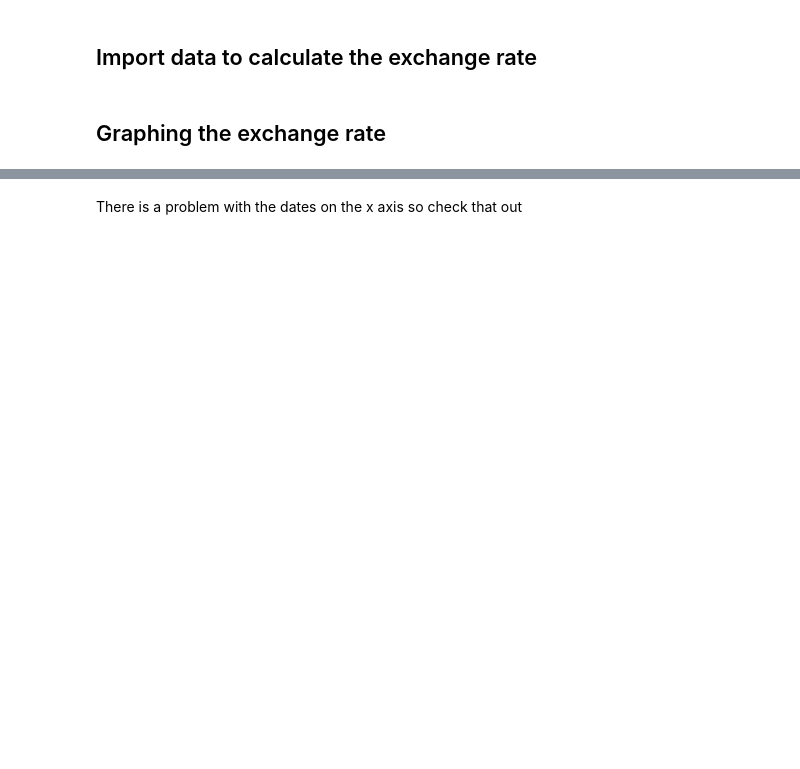
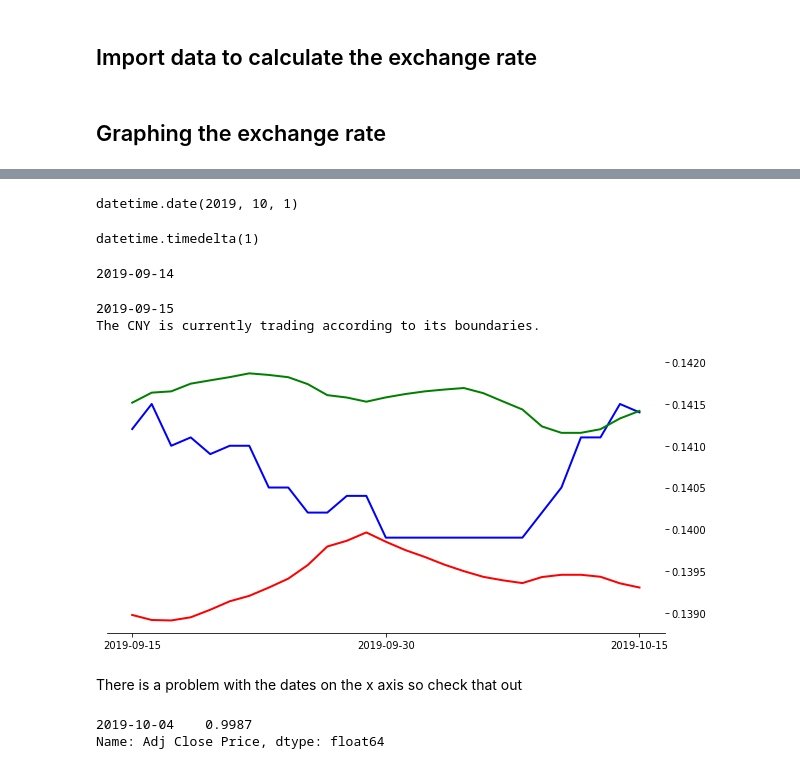
Before and after one commit to fromdatavistodatascience/venmo, a Jupyter notebook: currency_analysis.ipynb, the cells around one changed output, grey strips where cells are left out. Saved outputs shown, nothing was run; the diff lists cells and outputs as text; code cells hidden in the pictures; blank space fills up the shorter version.

Commit message:
Testing graph dates functionality

```diff
--- a/currency_analysis.ipynb
+++ b/currency_analysis.ipynb
@@ -24,4 +28,4 @@ keys = fn.get_keys("/Users/jjherranzsarrion/.secret/alphaadvantage.json")
 api_key = keys['api_key']
 # %%
 # Get the fx rate from Alpha Advantage
-response_json = fn.get_fx_rates(url, exchange_currency, desired_currency)
+response_json = fn.get_fx_rates(api_key, exchange_currency, desired_currency)
@@ -35,4 +42,16 @@ response_df = fn.get_adjusted_rate(response_json)
 response_bb_df = fn.get_bollinger_bands(response_df)
 # %%
 # Retrieve todays date
-today = date.today()
+today = datetime.date.today()
+# %%
+today.replace(day=1)
+# %% [output]
+datetime.date(2019, 10, 1)
+# %%
+datetime.timedelta(days=1)
+# %% [output]
+datetime.timedelta(1)
+# %%
+print((today.replace(day=1) - datetime.timedelta(days=1)).replace(day=today.day).strftime("%Y-%m-%d"))
+# %% [output]
+2019-09-14
@@ -39,5 +103,14 @@ today = date.today()
 # %%
 # Return graphic showing the previous monthly history of the exchange rate in question and return recommendation
-response_graphic = fn.get_graphical_view(response_bb_df, exchange_currency, desired_currency, today)
+response_graphic = get_graphical_view(response_bb_df, exchange_currency, desired_currency, today)
+# %% [output]
+2019-09-15
+The CNY is currently trading according to its boundaries.
+[figure, added]
 # %% [markdown]
 There is a problem with the dates on the x axis so check that out
+# %%
+response_bb_df[-1:]['Adj Close Price']
+# %% [output]
+2019-10-04    0.9987
+Name: Adj Close Price, dtype: float64
```
Also changed, not shown: parts of 8 cells of this notebook.
